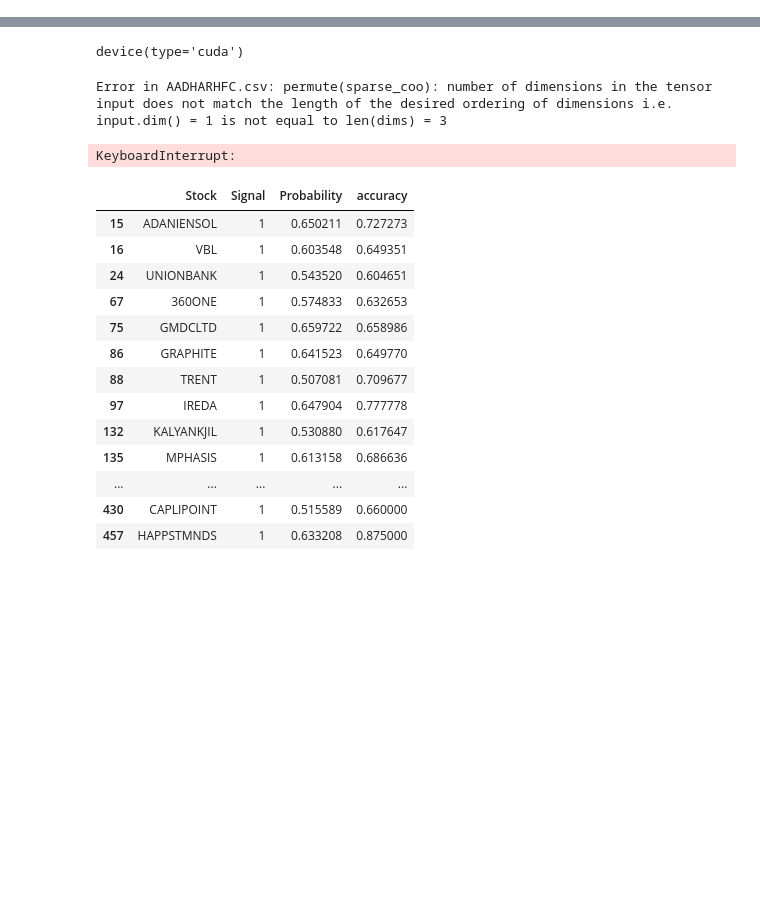
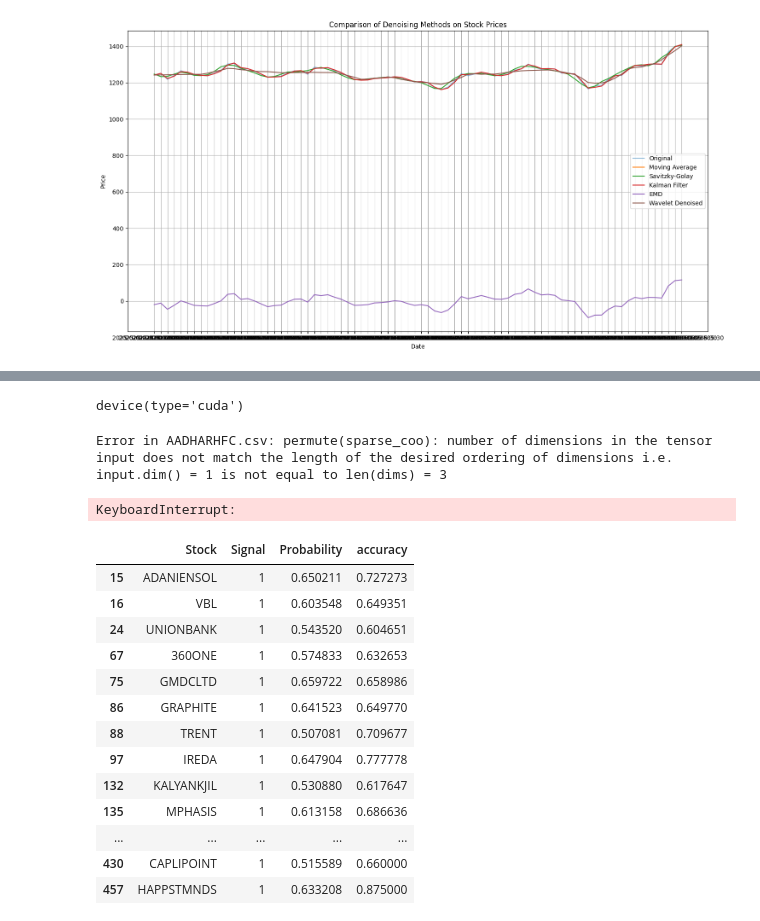
Before and after one commit to sachin27b/ML_Trading, a Jupyter notebook: notebook/pipeline.ipynb, the cells around one changed output, grey strips where cells are left out. Saved outputs shown, nothing was run; the diff lists cells and outputs as text; code cells hidden in the pictures; blank space fills up the shorter version.

```diff
--- a/notebook/pipeline.ipynb
+++ b/notebook/pipeline.ipynb
@@ -44 +75,73 @@ for filename in os.listdir(directory):
         df.to_csv(f'../data/stock_data/{filename.split(".")[0]}.csv',index=False)
+# %%
+df = pd.read_csv('../data/stock_data/RELIANCE.csv')
+# %%
+df = df[df['Date'] > '2024-01-01T00:00:00+05:30']
+# %%
+import pandas as pd
+import numpy as np
+import pywt
+import matplotlib.pyplot as plt
+from scipy.signal import savgol_filter
+from filterpy.kalman import KalmanFilter
+from PyEMD import EMD
+
+# Assuming df['Date'] and df['Close'] are defined and filtered
+
+signal = df['Close'].values
+dates = df['Date'].values
+df = df[df['Date'] > '2025-01-01T00:00:00+05:30']
+# 1. Moving Average
+window = 6
+df['MA'] = pd.Series(signal).rolling(window=window).mean().fillna(method='bfill')
+
+# 2. Savitzky-Golay Filter
+df['SG'] = savgol_filter(signal, window_length=6, polyorder=3)
+
+# 3. Kalman Filter (1D Simplified)
+kf = KalmanFilter(dim_x=2, dim_z=1)
+kf.x = np.array([[signal[0]], [0]])          # initial state (location and velocity)
+kf.F = np.array([[1, 1], [0, 1]])             # state transition matrix
+kf.H = np.array([[1, 0]])                    # Measurement function
+kf.P *= 1000                                 # covariance matrix
+kf.R = 1                                     # measurement noise
+kf.Q = np.eye(2)                             # process noise
+
+kalman_output = []
+for z in signal:
+    kf.predict()
+    kf.update(z)
+    kalman_output.append(kf.x[0][0])
+df['Kalman'] = kalman_output
+
+# 4. EMD
+emd = EMD()
+imfs = emd(signal)
+residue = np.sum(imfs[:-1], axis=0)  # leave last IMF (usually high freq)
+df['EMD'] = residue[:len(df)]
+
+# 5. Wavelet Denoising (already done)
+wavelet = 'db3'
+level = 4
+coeffs = pywt.wavedec(signal, wavelet, level=level)
+threshold = np.sqrt(2 * np.log(len(signal))) * (np.median(np.abs(coeffs[-1])) / 0.6745)
+denoised_coeffs = [coeffs[0]] + [pywt.threshold(c, threshold, mode='soft') for c in coeffs[1:]]
+df['Wavelet'] = pywt.waverec(denoised_coeffs, wavelet)[:len(df)]
+
+# Plot all
+plt.figure(figsize=(15, 8))
+plt.plot(df['Date'], df['Close'], label='Original', alpha=0.5)
+plt.plot(df['Date'], df['MA'], label='Moving Average')
+plt.plot(df['Date'], df['SG'], label='Savitzky-Golay')
+plt.plot(df['Date'], df['Kalman'], label='Kalman Filter')
+plt.plot(df['Date'], df['EMD'], label='EMD')
+plt.plot(df['Date'], df['Wavelet'], label='Wavelet Denoised')
+plt.legend()
+plt.title('Comparison of Denoising Methods on Stock Prices')
+plt.xlabel('Date')
+plt.ylabel('Price')
+plt.grid(True)
+plt.tight_layout()
+plt.show()
+# %% [output]
+[figure, added]
```
Also changed, not shown: parts of 9 cells of this notebook, 2 other files.
